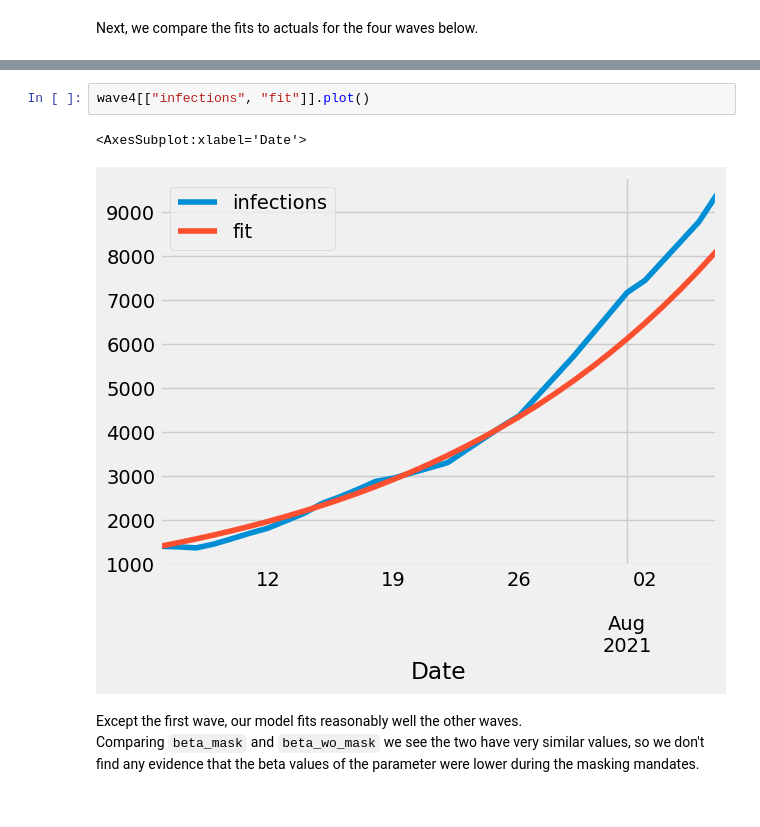
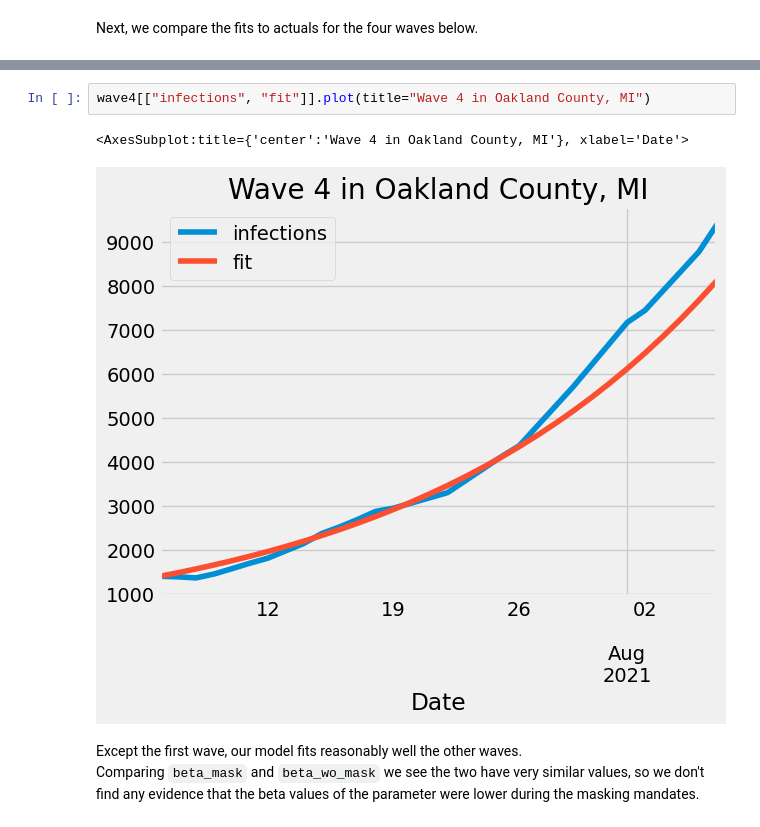
Before and after one commit to abhishekiitm/data-512-project_part1, a Jupyter notebook: notebooks/visualize.ipynb, the cells around one changed output, grey strips where cells are left out. Drawn from its saved outputs; the diff is of its cells as text.

```diff
--- a/notebooks/visualize.ipynb
+++ b/notebooks/visualize.ipynb
@@ -377,8 +377,8 @@ wave3[["infections", "fit"]].plot()
 # %%
-wave4[["infections", "fit"]].plot()
+wave4[["infections", "fit"]].plot(title="Wave 4 in Oakland County, MI")
 # %% [output]
-<AxesSubplot:xlabel='Date'>
+<AxesSubplot:title={'center':'Wave 4 in Oakland County, MI'}, xlabel='Date'>
-[figure, old version]
+[figure, new version]
 # %% [markdown]
 Except the first wave, our model fits reasonably well the other waves.
 Comparing `beta_mask` and `beta_wo_mask` we see the two have very similar values, so we don't find any evidence that the beta values of the parameter were lower during the masking mandates.
```
Also changed, not shown: parts of 4 cells of this notebook, 5 other files.
